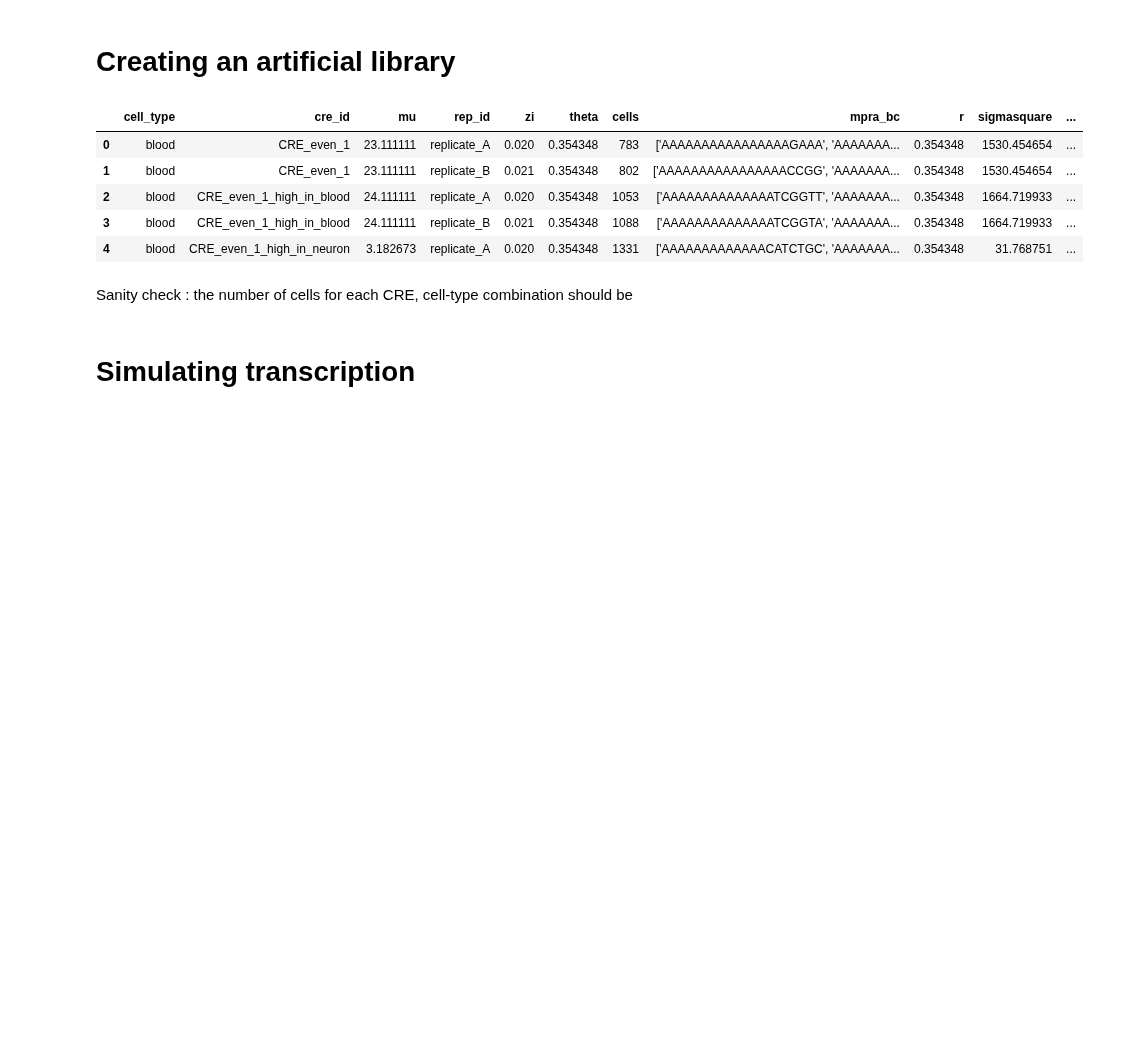
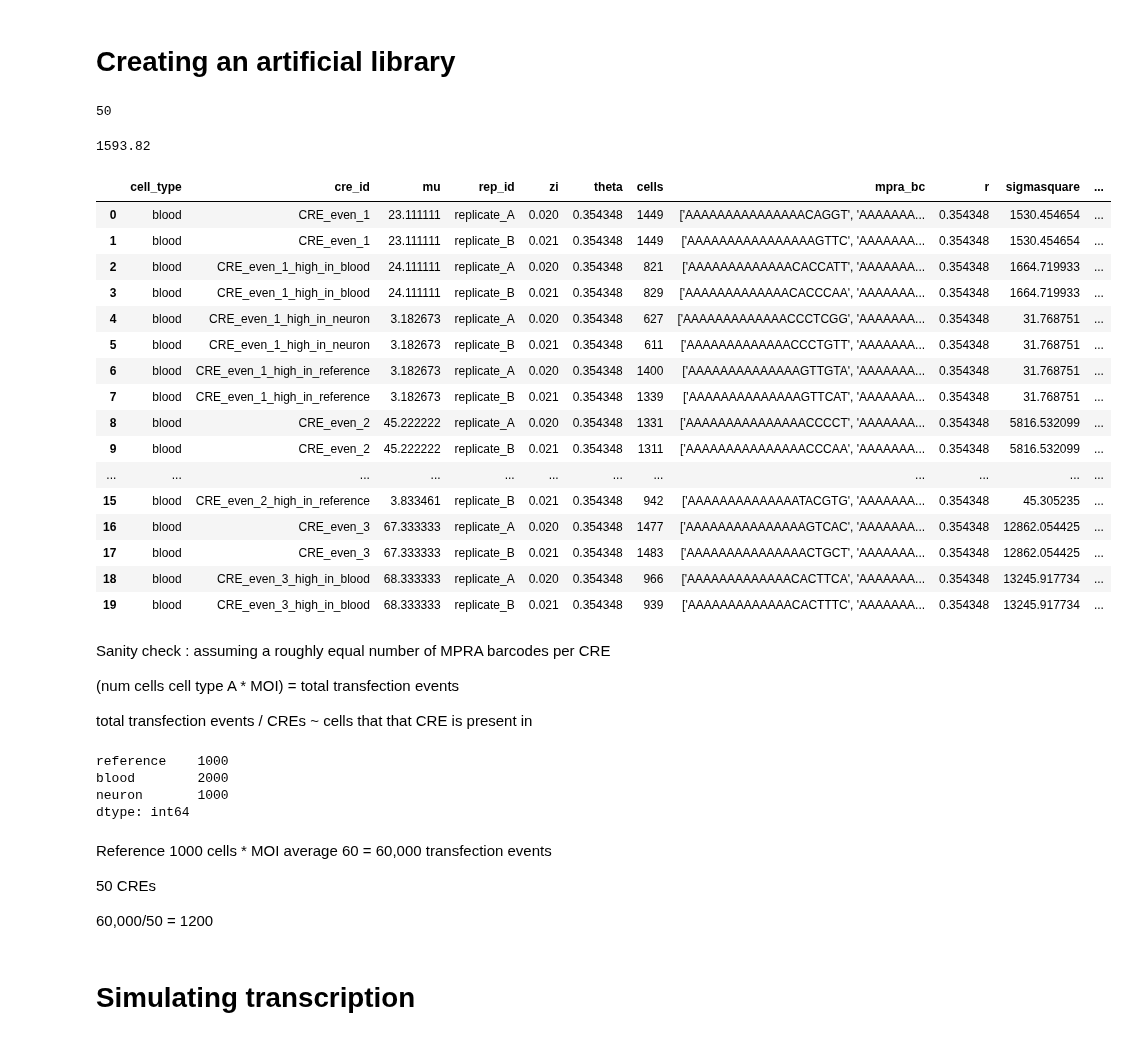
Before and after one commit to Reilly-Lab-Yale/tabula-rasa, a Jupyter notebook: analyses/supporting/bounds.ipynb, the cells around one changed output. Saved outputs shown, nothing was run; the diff lists cells and outputs as text; code cells hidden in the pictures; blank space fills up the shorter version.

```diff
--- a/analyses/supporting/bounds.ipynb
+++ b/analyses/supporting/bounds.ipynb
@@ -68,20 +68,64 @@ spread_gt,spread_hypothesis=scm.simple_spread(cell_types=new_cell_number.keys(),
 
 library=scm.simulate_library(CREs=spread_gt["cre_id"],
                  library_model=artificial_bounds.library_model)
+# %%
+len(spread_gt["cre_id"].unique())
+# %% [output]
+50
 # %%
-batch=scm.de_novo_simulation(client=client,
+batch_plus=scm.de_novo_simulation(client=client,
                         simulation_replicates=3,
                         experiment_bounds=artificial_bounds,
                         ground_truth=spread_gt,
-                        library=library)
+                        library=library,
+                        transfection_reporter=True)
+
+batch_minus=scm.de_novo_simulation(client=client,
+                        simulation_replicates=3,
+                        experiment_bounds=artificial_bounds,
+                        ground_truth=spread_gt,
+                        library=library,
+                        transfection_reporter=False)
+# %%
+batch_plus.descriptions[0].result()["cells"].mean().compute()
+# %% [output]
+1593.82
 # %%
-batch.descriptions[0].result().head(5)
+batch_minus.descriptions[0].result().head(20)
 # %% [output]
 |  | cell_type | cre_id | mu | rep_id | zi | theta | cells | mpra_bc | r | sigmasquare | ... |
-| 0 | blood | CRE_even_1 | 23.111111 | replicate_A | 0.020 | 0.354348 | 783 | ['AAAAAAAAAAAAAAAAGAAA', 'AAAAAAA... | 0.354348 | 1530.454654 | ... |
-| 1 | blood | CRE_even_1 | 23.111111 | replicate_B | 0.021 | 0.354348 | 802 | ['AAAAAAAAAAAAAAAACCGG', 'AAAAAAA... | 0.354348 | 1530.454654 | ... |
-| 2 | blood | CRE_even_1_high_in_blood | 24.111111 | replicate_A | 0.020 | 0.354348 | 1053 | ['AAAAAAAAAAAAAATCGGTT', 'AAAAAAA... | 0.354348 | 1664.719933 | ... |
-| 3 | blood | CRE_even_1_high_in_blood | 24.111111 | replicate_B | 0.021 | 0.354348 | 1088 | ['AAAAAAAAAAAAAATCGGTA', 'AAAAAAA... | 0.354348 | 1664.719933 | ... |
-| 4 | blood | CRE_even_1_high_in_neuron | 3.182673 | replicate_A | 0.020 | 0.354348 | 1331 | ['AAAAAAAAAAAAACATCTGC', 'AAAAAAA... | 0.354348 | 31.768751 | ... |
+| 0 | blood | CRE_even_1 | 23.111111 | replicate_A | 0.020 | 0.354348 | 1449 | ['AAAAAAAAAAAAAAACAGGT', 'AAAAAAA... | 0.354348 | 1530.454654 | ... |
+| 1 | blood | CRE_even_1 | 23.111111 | replicate_B | 0.021 | 0.354348 | 1449 | ['AAAAAAAAAAAAAAAAGTTC', 'AAAAAAA... | 0.354348 | 1530.454654 | ... |
+| 2 | blood | CRE_even_1_high_in_blood | 24.111111 | replicate_A | 0.020 | 0.354348 | 821 | ['AAAAAAAAAAAAACACCATT', 'AAAAAAA... | 0.354348 | 1664.719933 | ... |
+| 3 | blood | CRE_even_1_high_in_blood | 24.111111 | replicate_B | 0.021 | 0.354348 | 829 | ['AAAAAAAAAAAAACACCCAA', 'AAAAAAA... | 0.354348 | 1664.719933 | ... |
+| 4 | blood | CRE_even_1_high_in_neuron | 3.182673 | replicate_A | 0.020 | 0.354348 | 627 | ['AAAAAAAAAAAAACCCTCGG', 'AAAAAAA... | 0.354348 | 31.768751 | ... |
+| 5 | blood | CRE_even_1_high_in_neuron | 3.182673 | replicate_B | 0.021 | 0.354348 | 611 | ['AAAAAAAAAAAAACCCTGTT', 'AAAAAAA... | 0.354348 | 31.768751 | ... |
+| 6 | blood | CRE_even_1_high_in_reference | 3.182673 | replicate_A | 0.020 | 0.354348 | 1400 | ['AAAAAAAAAAAAAAGTTGTA', 'AAAAAAA... | 0.354348 | 31.768751 | ... |
+| 7 | blood | CRE_even_1_high_in_reference | 3.182673 | replicate_B | 0.021 | 0.354348 | 1339 | ['AAAAAAAAAAAAAAGTTCAT', 'AAAAAAA... | 0.354348 | 31.768751 | ... |
+| 8 | blood | CRE_even_2 | 45.222222 | replicate_A | 0.020 | 0.354348 | 1331 | ['AAAAAAAAAAAAAAACCCCT', 'AAAAAAA... | 0.354348 | 5816.532099 | ... |
+| 9 | blood | CRE_even_2 | 45.222222 | replicate_B | 0.021 | 0.354348 | 1311 | ['AAAAAAAAAAAAAAACCCAA', 'AAAAAAA... | 0.354348 | 5816.532099 | ... |
+| ... | ... | ... | ... | ... | ... | ... | ... | ... | ... | ... | ... |
+| 15 | blood | CRE_even_2_high_in_reference | 3.833461 | replicate_B | 0.021 | 0.354348 | 942 | ['AAAAAAAAAAAAAATACGTG', 'AAAAAAA... | 0.354348 | 45.305235 | ... |
+| 16 | blood | CRE_even_3 | 67.333333 | replicate_A | 0.020 | 0.354348 | 1477 | ['AAAAAAAAAAAAAAAGTCAC', 'AAAAAAA... | 0.354348 | 12862.054425 | ... |
+| 17 | blood | CRE_even_3 | 67.333333 | replicate_B | 0.021 | 0.354348 | 1483 | ['AAAAAAAAAAAAAAACTGCT', 'AAAAAAA... | 0.354348 | 12862.054425 | ... |
+| 18 | blood | CRE_even_3_high_in_blood | 68.333333 | replicate_A | 0.020 | 0.354348 | 966 | ['AAAAAAAAAAAAACACTTCA', 'AAAAAAA... | 0.354348 | 13245.917734 | ... |
+| 19 | blood | CRE_even_3_high_in_blood | 68.333333 | replicate_B | 0.021 | 0.354348 | 939 | ['AAAAAAAAAAAAACACTTTC', 'AAAAAAA... | 0.354348 | 13245.917734 | ... |
-# %% [markdown]
-Sanity check : the number of cells for each CRE, cell-type combination should be
+# %% [markdown]
+Sanity check : assuming a roughly equal number of MPRA barcodes per CRE
+
+(num cells cell type A * MOI) = total transfection events
+
+total transfection events / CREs ~ cells that that CRE is present in
+# %%
+new_cell_number
+# %% [output]
+reference    1000
+blood        2000
+neuron       1000
+dtype: int64
+# %% [markdown]
+Reference 1000 cells * MOI average 60 = 60,000 transfection events
+
+50 CREs
+
+60,000/50 = 1200
```
Also changed, not shown: parts of 2 cells of this notebook, 1 other file.
